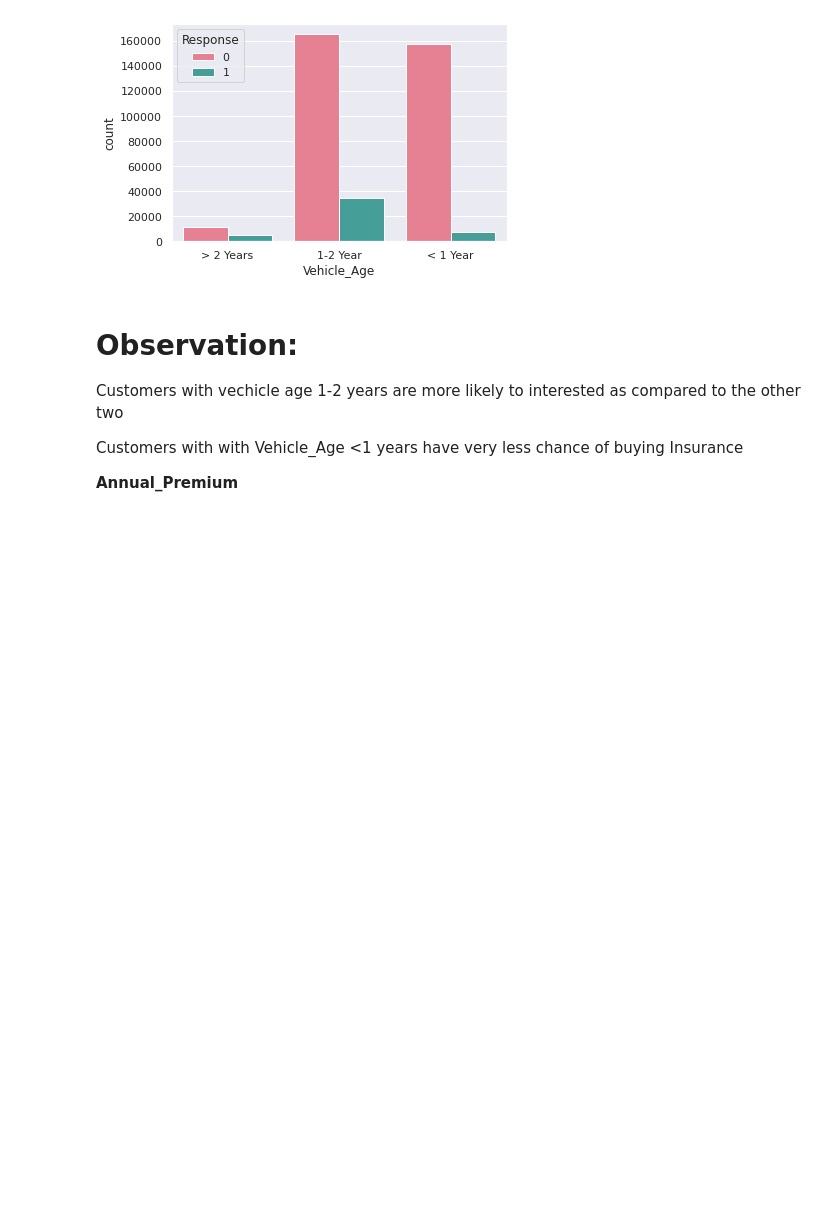
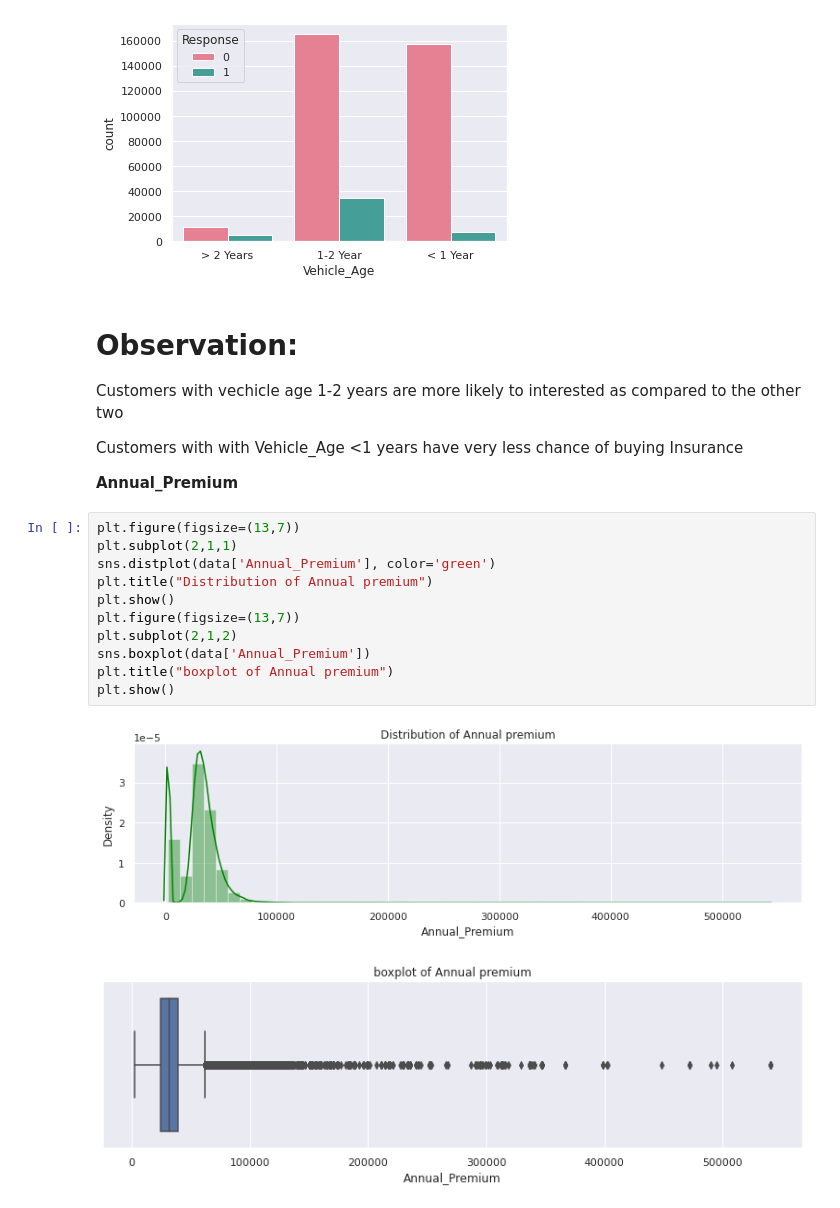
Before and after one commit to nileshrathod17/Health-Insurance-Cross-Sell-Prediction, a Jupyter notebook: Health_Insurance_Cross_Sell_Prediction.ipynb, the cells around one changed output. Saved outputs shown, nothing was run; the diff lists cells and outputs as text; blank space fills up the shorter version.

```diff
--- a/Health_Insurance_Cross_Sell_Prediction.ipynb
+++ b/Health_Insurance_Cross_Sell_Prediction.ipynb
@@ -236,3 +236,17 @@ Customers with vechicle age 1-2 years are more likely to interested as compared
 Customers with with Vehicle_Age <1 years have very less chance of buying Insurance
 
 **Annual_Premium**
+# %%
+plt.figure(figsize=(13,7))
+plt.subplot(2,1,1)
+sns.distplot(data['Annual_Premium'], color='green')
+plt.title("Distribution of Annual premium")
+plt.show()
+plt.figure(figsize=(13,7))
+plt.subplot(2,1,2)
+sns.boxplot(data['Annual_Premium'])
+plt.title("boxplot of Annual premium")
+plt.show()
+# %% [output]
+[figure, added]
+[figure, added]
```
Also changed, not shown: parts of 4 cells of this notebook.
